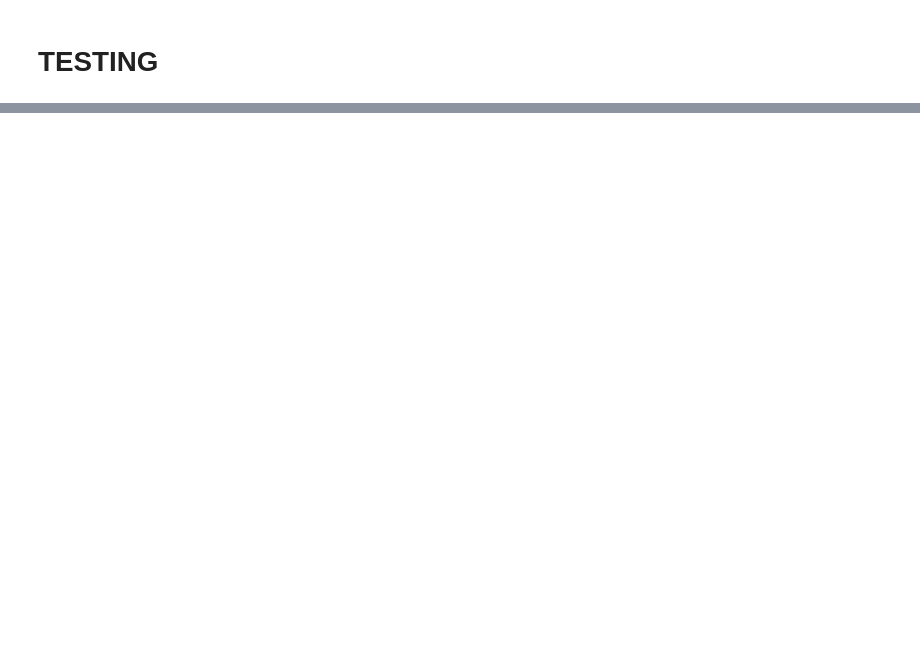
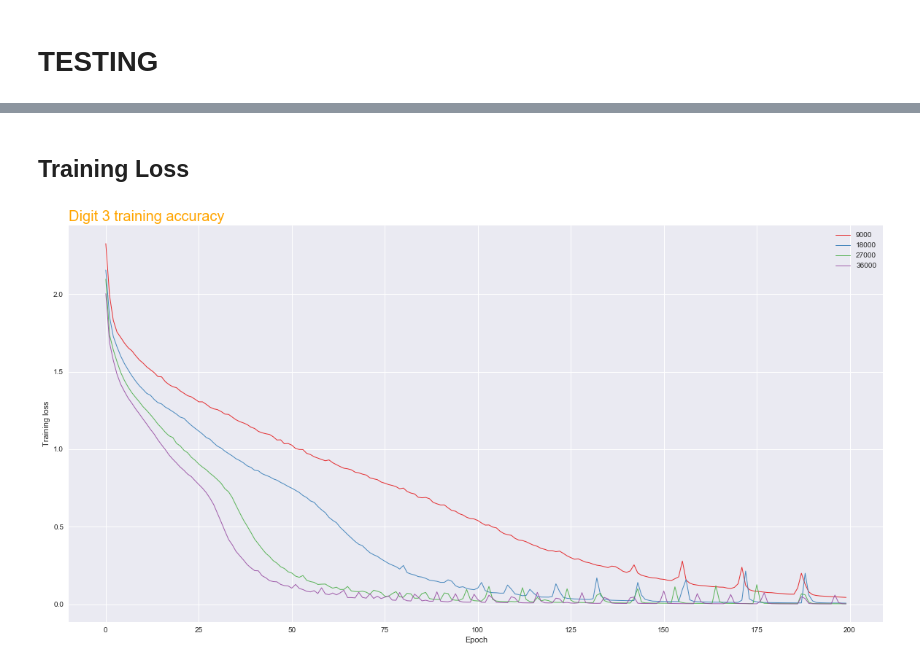
Before and after one commit to Sirius207/Subtractor, a Jupyter notebook: Model.ipynb, the cells around one changed output, grey strips where cells are left out. Saved outputs shown, nothing was run; the diff lists cells and outputs as text; code cells hidden in the pictures; blank space fills up the shorter version.

```diff
--- a/Model.ipynb
+++ b/Model.ipynb
@@ -257,0 +401,20 @@ Q 493-8
+# %% [markdown]
+## Training Loss
+# %%
+plt.figure(figsize=(20,10))
+
+value = 'loss'
+palette = plt.get_cmap('Set1')
+plt.plot(d3s9[value], marker='', color=palette(0), linewidth=1, alpha=0.9, label='9000')
+plt.plot(d3s18[value], marker='', color=palette(1), linewidth=1, alpha=0.9, label='18000')
+plt.plot(d3s27[value], marker='', color=palette(2), linewidth=1, alpha=0.9, label='27000')
+plt.plot(d3s36[value], marker='', color=palette(3), linewidth=1, alpha=0.9, label='36000')
+
+plt.legend()
+
+plt.title("Digit 3 training accuracy", loc='left', fontsize=20, fontweight=0, color='orange')
+plt.xlabel("Epoch")
+plt.ylabel("Training loss")
+plt.show()
+# %% [output]
+[figure, added]
```
Also changed, not shown: parts of 28 cells of this notebook, 2 other files.
